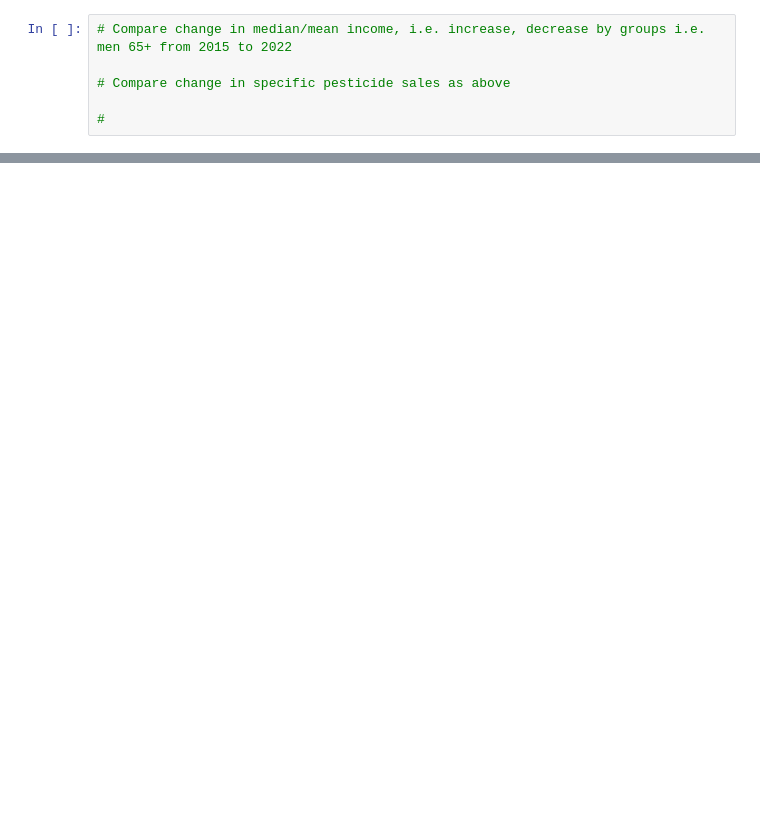
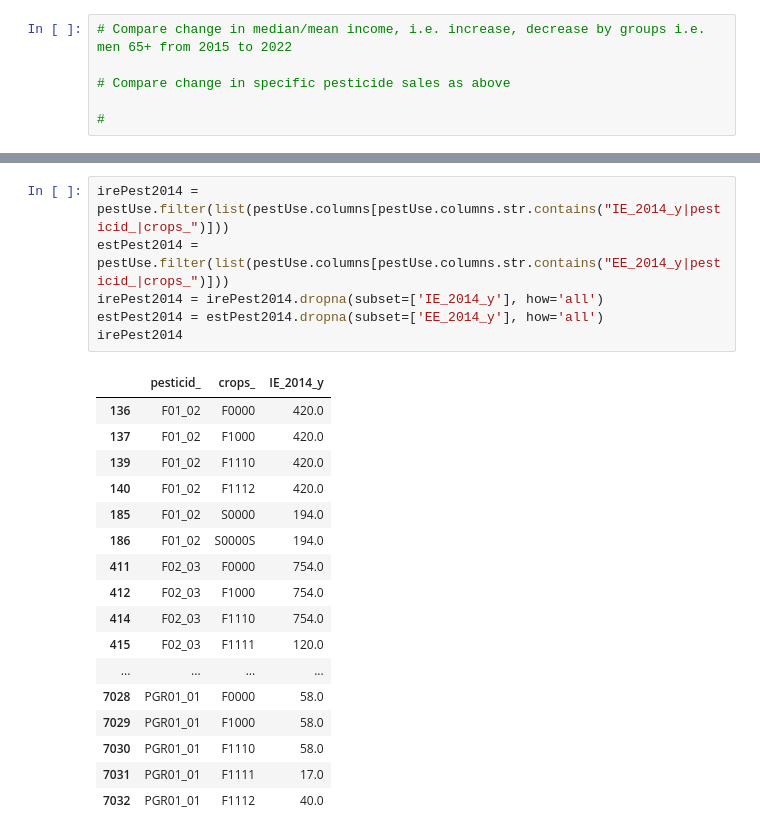
Before and after one commit to cianWalshA/CCT_DA_CA2_AGRI, a Jupyter notebook: Statistics.ipynb, the cells around one changed output, grey strips where cells are left out. Drawn from its saved outputs; the diff is of its cells as text; blank space fills up the shorter version.

```diff
--- a/Statistics.ipynb
+++ b/Statistics.ipynb
@@ -39,0 +56,24 @@ pestSales
+# %%
+irePest2014 = pestUse.filter(list(pestUse.columns[pestUse.columns.str.contains("IE_2014_y|pesticid_|crops_")]))
+estPest2014 = pestUse.filter(list(pestUse.columns[pestUse.columns.str.contains("EE_2014_y|pesticid_|crops_")]))
+irePest2014 = irePest2014.dropna(subset=['IE_2014_y'], how='all')
+estPest2014 = estPest2014.dropna(subset=['EE_2014_y'], how='all')
+irePest2014
+# %% [output]
+|  | pesticid_ | crops_ | IE_2014_y |
+| 136 | F01_02 | F0000 | 420.0 |
+| 137 | F01_02 | F1000 | 420.0 |
+| 139 | F01_02 | F1110 | 420.0 |
+| 140 | F01_02 | F1112 | 420.0 |
+| 185 | F01_02 | S0000 | 194.0 |
+| 186 | F01_02 | S0000S | 194.0 |
+| 411 | F02_03 | F0000 | 754.0 |
+| 412 | F02_03 | F1000 | 754.0 |
+| 414 | F02_03 | F1110 | 754.0 |
+| 415 | F02_03 | F1111 | 120.0 |
+| ... | ... | ... | ... |
+| 7028 | PGR01_01 | F0000 | 58.0 |
+| 7029 | PGR01_01 | F1000 | 58.0 |
+| 7030 | PGR01_01 | F1110 | 58.0 |
+| 7031 | PGR01_01 | F1111 | 17.0 |
+| 7032 | PGR01_01 | F1112 | 40.0 |
```
Also changed, not shown: parts of 13 cells of this notebook, 1 other file.
